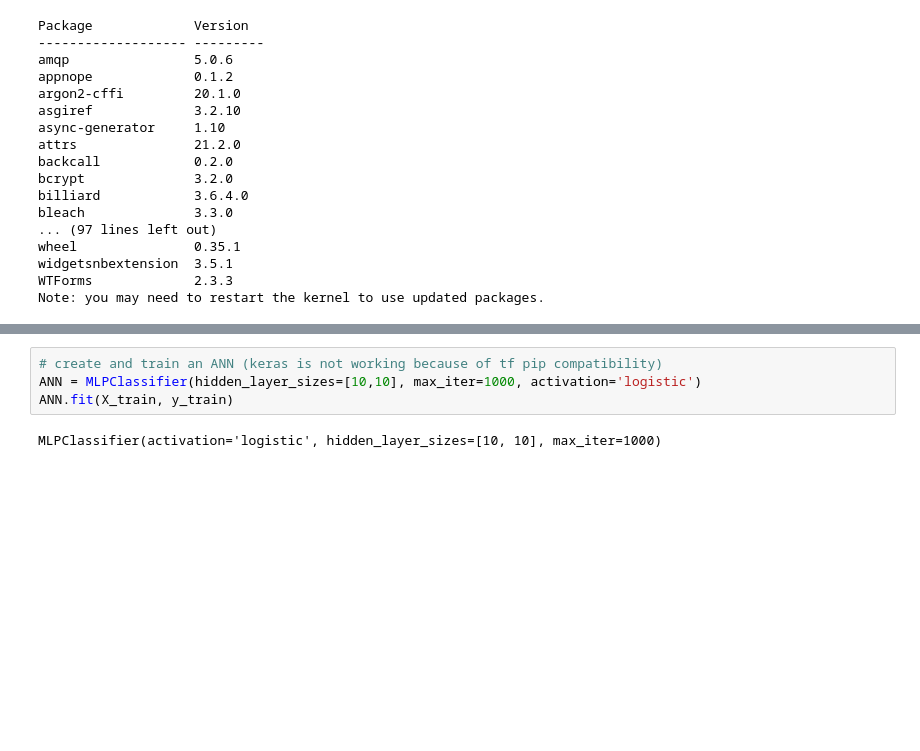
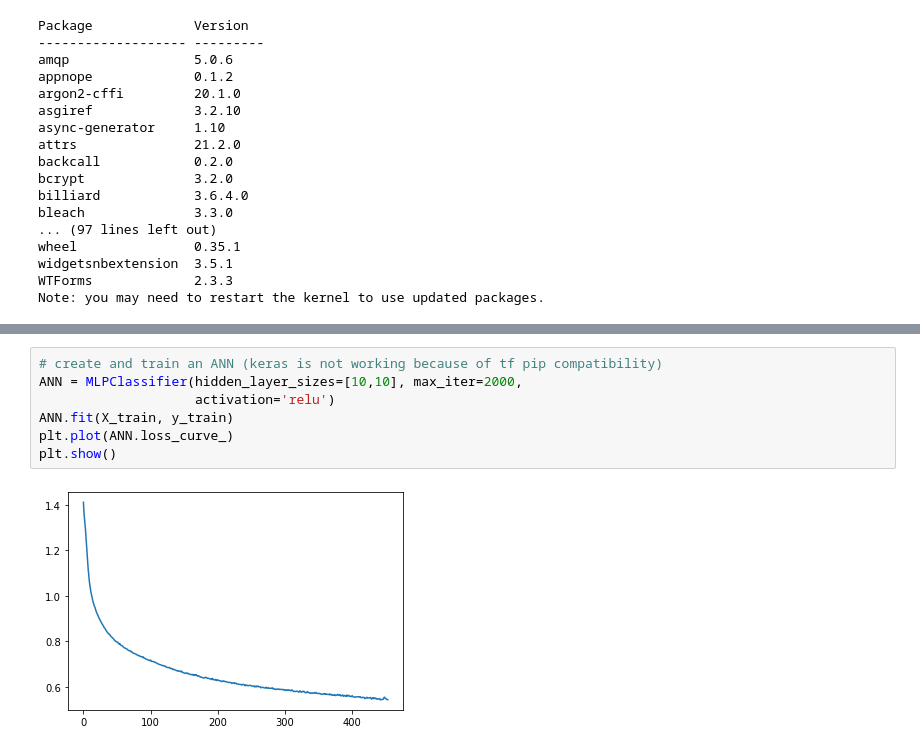
Before and after one commit to NLP4ALL/nlp4all, a Jupyter notebook: data_check.ipynb, the cells around one changed output, grey strips where cells are left out. Saved outputs shown, nothing was run; the diff lists cells and outputs as text; blank space fills up the shorter version.

```diff
--- a/data_check.ipynb
+++ b/data_check.ipynb
@@ -74,7 +155,10 @@ plt.hist(x=y_test, bins='auto', color='#9ced66', alpha=0.7, rwidth=0.85)
 # %%
 # create and train an ANN (keras is not working because of tf pip compatibility)
-ANN = MLPClassifier(hidden_layer_sizes=[10,10], max_iter=1000, activation='logistic')
+ANN = MLPClassifier(hidden_layer_sizes=[10,10], max_iter=2000,
+                    activation='relu')
 ANN.fit(X_train, y_train)
+plt.plot(ANN.loss_curve_)
+plt.show()
 # %% [output]
-MLPClassifier(activation='logistic', hidden_layer_sizes=[10, 10], max_iter=1000)
+[figure, added]
 # %%
```
Also changed, not shown: parts of 16 cells of this notebook, 2 other files.
